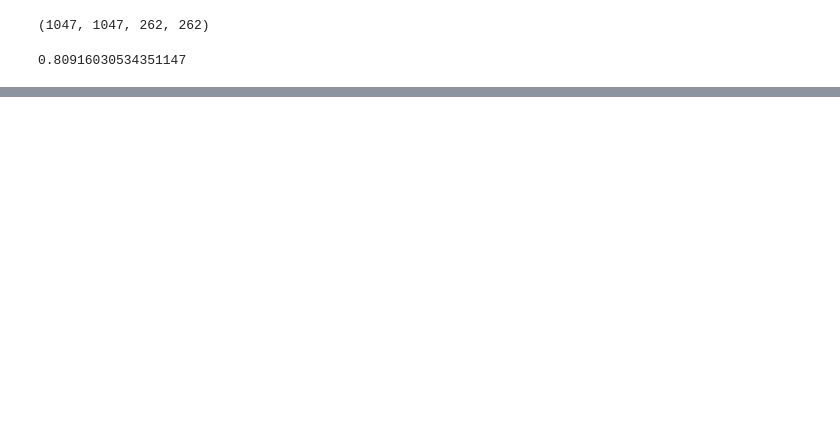
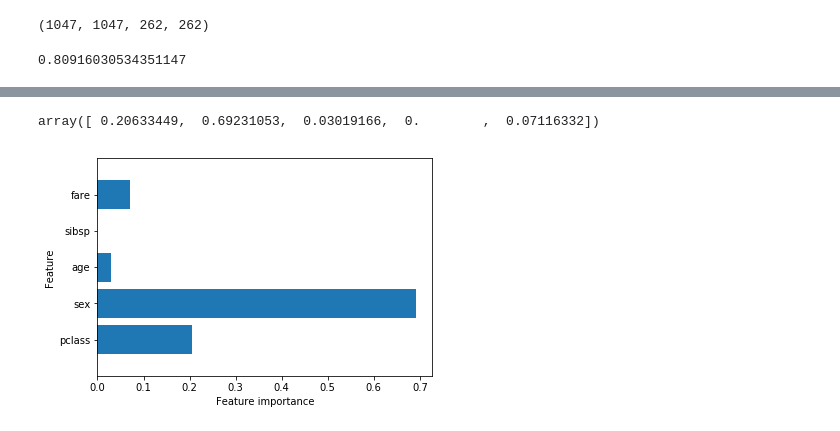
Before and after one commit to Umaigenomu/likejazz.github.io, a Jupyter notebook: notebooks/titanic.ipynb, the cells around one changed output, grey strips where cells are left out. Cells and saved outputs as stored; diff of their text form; code cells hidden in the pictures; blank space fills up the shorter version.

```diff
--- a/notebooks/titanic.ipynb
+++ b/notebooks/titanic.ipynb
@@ -88,2 +87,21 @@ convert_decision_tree_to_ipython_image(clf, image_filename='titanic.png', featur
+# %%
+clf.feature_importances_
+# %% [output]
+array([ 0.20633449,  0.69231053,  0.03019166,  0.        ,  0.07116332])
+# %%
+%matplotlib inline
+import matplotlib.pyplot as plt
+import numpy as np
+def plot_feature_importances(clf):
+    n_features = X_train.shape[1]
+    plt.barh(range(n_features), clf.feature_importances_, align='center')
+    plt.yticks(np.arange(n_features), X.columns)
+    plt.xlabel("Feature importance")
+    plt.ylabel("Feature")
+    plt.ylim(-1, n_features)
+
+plot_feature_importances(clf)
+# %% [output]
+[figure, added]
 # %%
 from sklearn import ensemble
```
Also changed, not shown: parts of 6 cells of this notebook.
